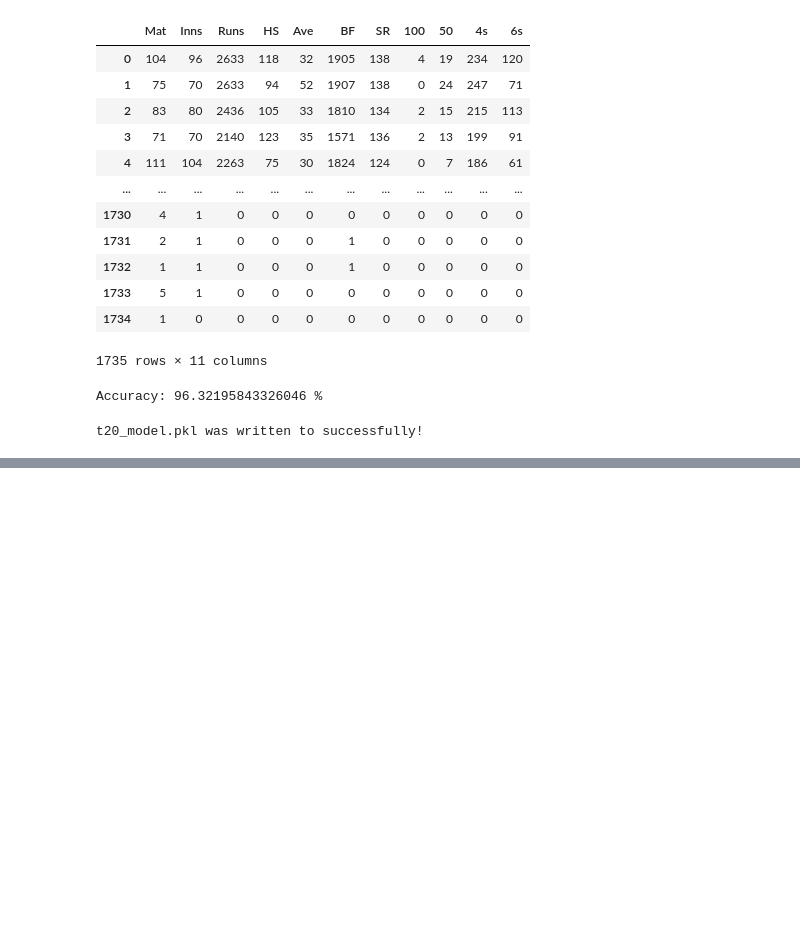
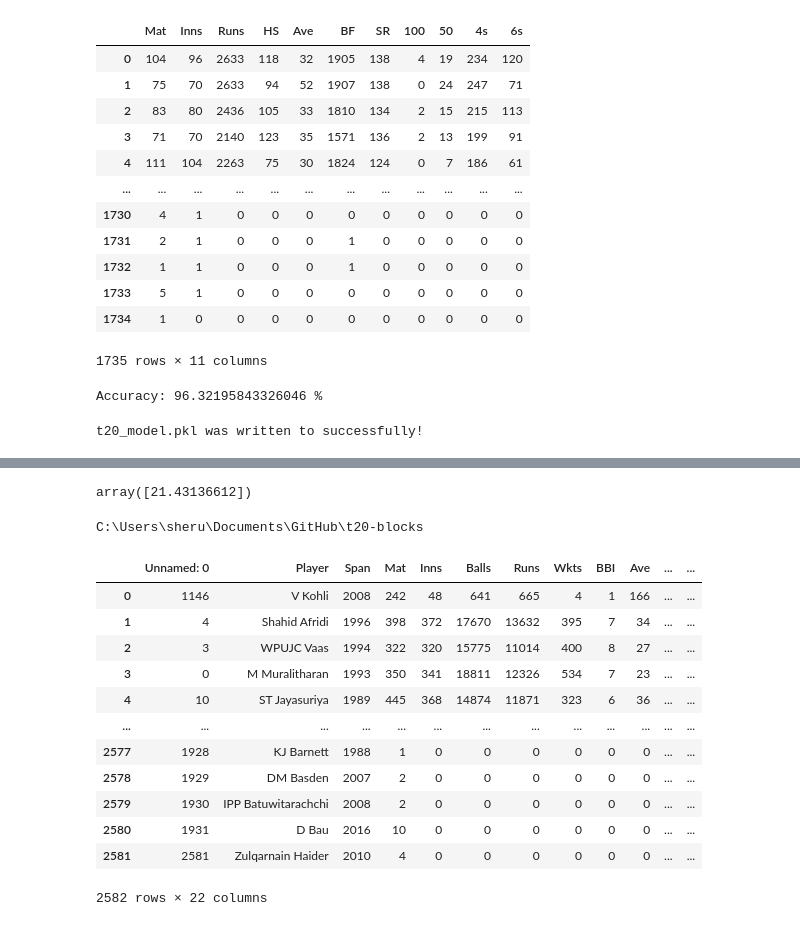
Before and after one commit to shreyans-codes/t20-blocks, a Jupyter notebook: building_predictive_model.ipynb, the cells around one changed output, grey strips where cells are left out. Cells and saved outputs as stored; diff of their text form; code cells hidden in the pictures; blank space fills up the shorter version.

Commit message:
started work on player chemistry

```diff
--- a/building_predictive_model.ipynb
+++ b/building_predictive_model.ipynb
@@ -143,0 +172,30 @@ t20_model.pkl was written to successfully!
+# %%
+model.predict([[20, 12, 2100, 190, 22, 2100, 145, 20, 40, 62, 38]])
+# %% [output]
+array([21.43136612])
+# %%
+print(os.getcwd())
+bowling_file_path = "Cleaned/Bowling"
+
+
+# All bowling dataframes
+odi_data = load_data(bowling_file_path, "bowling_odi_data_rating.csv")
+t20_data = load_data(bowling_file_path, "bowling_t20_data_rating.csv")
+# %% [output]
+C:\Users\sheru\Documents\GitHub\t20-blocks
+# %%
+odi_data
+# %% [output]
+|  | Unnamed: 0 | Player | Span | Mat | Inns | Balls | Runs | Wkts | BBI | Ave | ... | ... |
+| 0 | 1146 | V Kohli | 2008 | 242 | 48 | 641 | 665 | 4 | 1 | 166 | ... | ... |
+| 1 | 4 | Shahid Afridi | 1996 | 398 | 372 | 17670 | 13632 | 395 | 7 | 34 | ... | ... |
+| 2 | 3 | WPUJC Vaas | 1994 | 322 | 320 | 15775 | 11014 | 400 | 8 | 27 | ... | ... |
+| 3 | 0 | M Muralitharan | 1993 | 350 | 341 | 18811 | 12326 | 534 | 7 | 23 | ... | ... |
+| 4 | 10 | ST Jayasuriya | 1989 | 445 | 368 | 14874 | 11871 | 323 | 6 | 36 | ... | ... |
+| ... | ... | ... | ... | ... | ... | ... | ... | ... | ... | ... | ... | ... |
+| 2577 | 1928 | KJ Barnett | 1988 | 1 | 0 | 0 | 0 | 0 | 0 | 0 | ... | ... |
+| 2578 | 1929 | DM Basden | 2007 | 2 | 0 | 0 | 0 | 0 | 0 | 0 | ... | ... |
+| 2579 | 1930 | IPP Batuwitarachchi | 2008 | 2 | 0 | 0 | 0 | 0 | 0 | 0 | ... | ... |
+| 2580 | 1931 | D Bau | 2016 | 10 | 0 | 0 | 0 | 0 | 0 | 0 | ... | ... |
+| 2581 | 2581 | Zulqarnain Haider | 2010 | 4 | 0 | 0 | 0 | 0 | 0 | 0 | ... | ... |
+2582 rows × 22 columns
```
Also changed, not shown: parts of 2 cells of this notebook, 5 other files.
